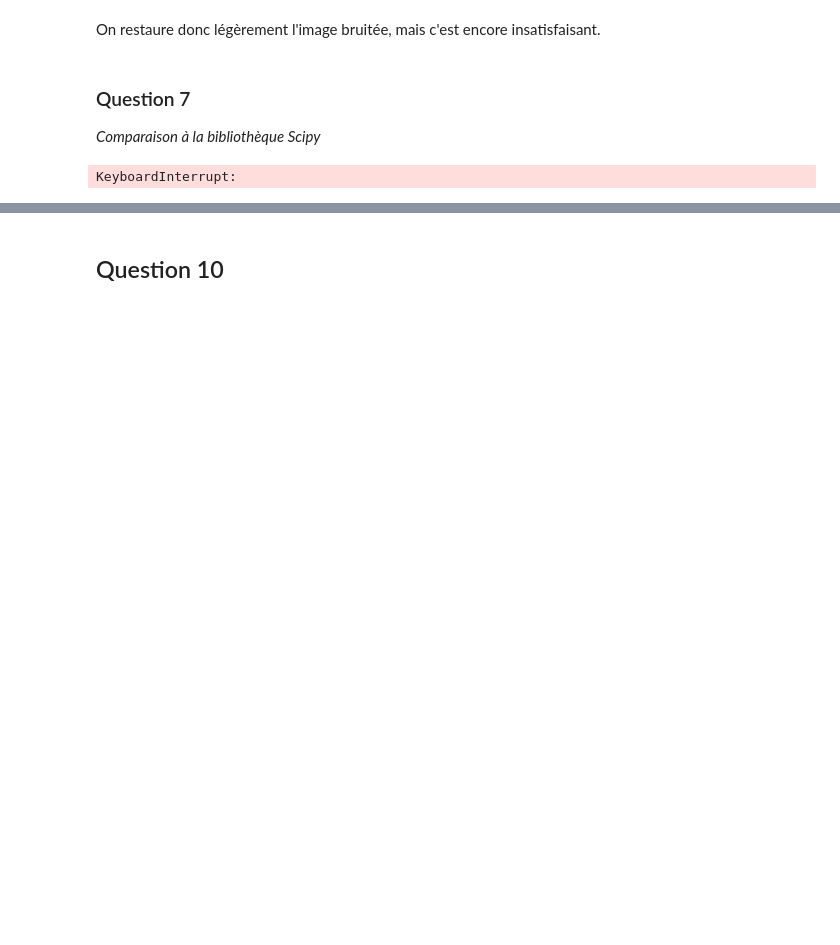
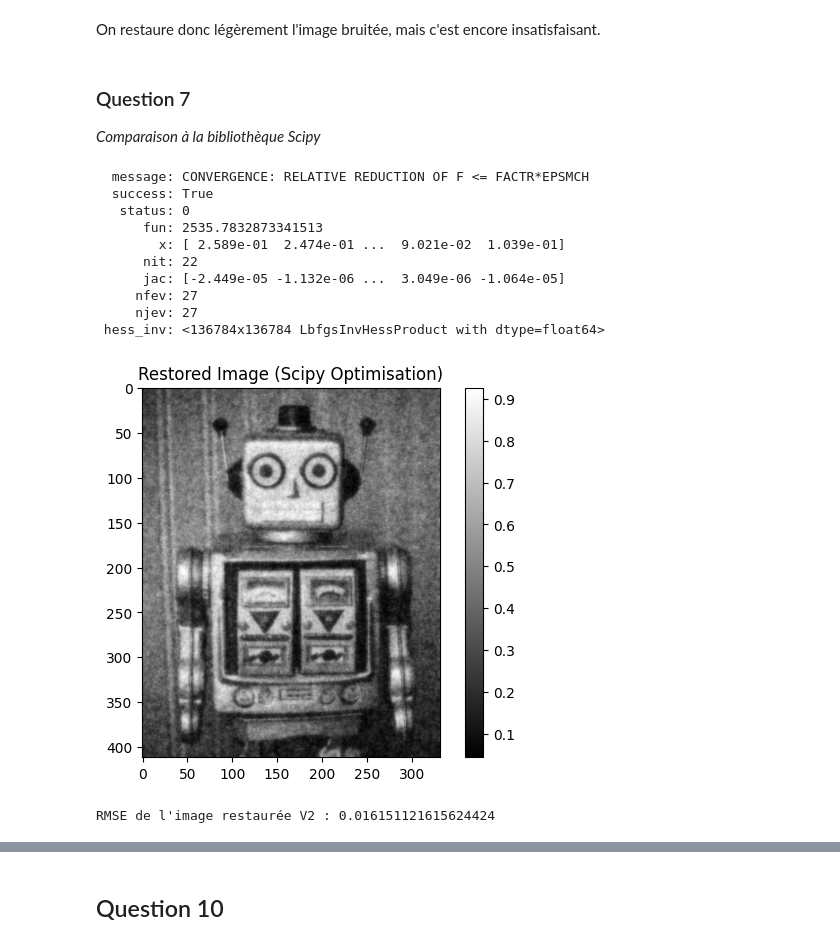
Before and after one commit to tinmar112/optim, a Jupyter notebook: notebook_optim.ipynb, the cells around one changed output, grey strips where cells are left out. Saved outputs shown, nothing was run; the diff lists cells and outputs as text; code cells hidden in the pictures; blank space fills up the shorter version.

```diff
--- a/notebook_optim.ipynb
+++ b/notebook_optim.ipynb
@@ -152,30 +130,50 @@ On restaure donc légèrement l'image bruitée, mais c'est encore insatisfaisant
 
 _Comparaison à la bibliothèque Scipy_
 # %%
-(n, m) = u.shape
+# Flattening the arrays
 u_b2 = u_b.flatten()  # Flattening to a 1D array
 u2 = u.flatten()
 
+# Defining the function f_2
 def f_2(x):
-    return 0.5 * np.sum((x - u_b2)**2) + np.sum(np.linalg.norm(grad(x.reshape((n, m))), axis=2)**2)
+  g = grad(x.reshape((n, m)))
+  return 0.5 * np.sum((x - u_b2)**2) + np.linalg.norm(g)**2
 
-# Define bounds for each element of u to be between 0 and 1
-bounds = [(0, 1) for _ in range(u_b2.size)]
+# Defining the gradient of f_2
+def grad_f_2(x):
+  g = grad(x.reshape((n, m)))
+  return (x - u_b2) - 2 * div(g).flatten()
 
-# Using scipy.optimize.minimize with bounds and max iterations
+# Using scipy.optimize.minimize with bounds and gradient
 result = scipy.optimize.minimize(
-    f_2,
-    u_b2,
-    method='TNC',
-    bounds=bounds
+  f_2,
+  u_b2,
+  method='L-BFGS-B',
+  jac=grad_f_2,
 )
 
-u_rest2 = result.x.reshape((n, m))
+print(result)
+# Reshaping the result
+u_rest_2 = result.x.reshape((n, m))
 
-# Display the restored image
-plt.imshow(u_rest2, cmap='gray')
-plt.title('Restored Image (Scipy Optimization)')
+# Displaying the restored image
+plt.imshow(u_rest_2, cmap='gray')
+plt.title('Restored Image (Scipy Optimisation)')
 plt.colorbar()
 plt.show()
 # %% [output]
-KeyboardInterrupt:
+  message: CONVERGENCE: RELATIVE REDUCTION OF F <= FACTR*EPSMCH
+  success: True
+   status: 0
+      fun: 2535.7832873341513
+        x: [ 2.589e-01  2.474e-01 ...  9.021e-02  1.039e-01]
+      nit: 22
+      jac: [-2.449e-05 -1.132e-06 ...  3.049e-06 -1.064e-05]
+     nfev: 27
+     njev: 27
+ hess_inv: <136784x136784 LbfgsInvHessProduct with dtype=float64>
+[figure, added]
+# %%
+print(f"RMSE de l'image restaurée V2 : {RMSE(u_rest_2)}")
+# %% [output]
+RMSE de l'image restaurée V2 : 0.016151121615624424
```
Also changed, not shown: parts of 23 cells of this notebook.
